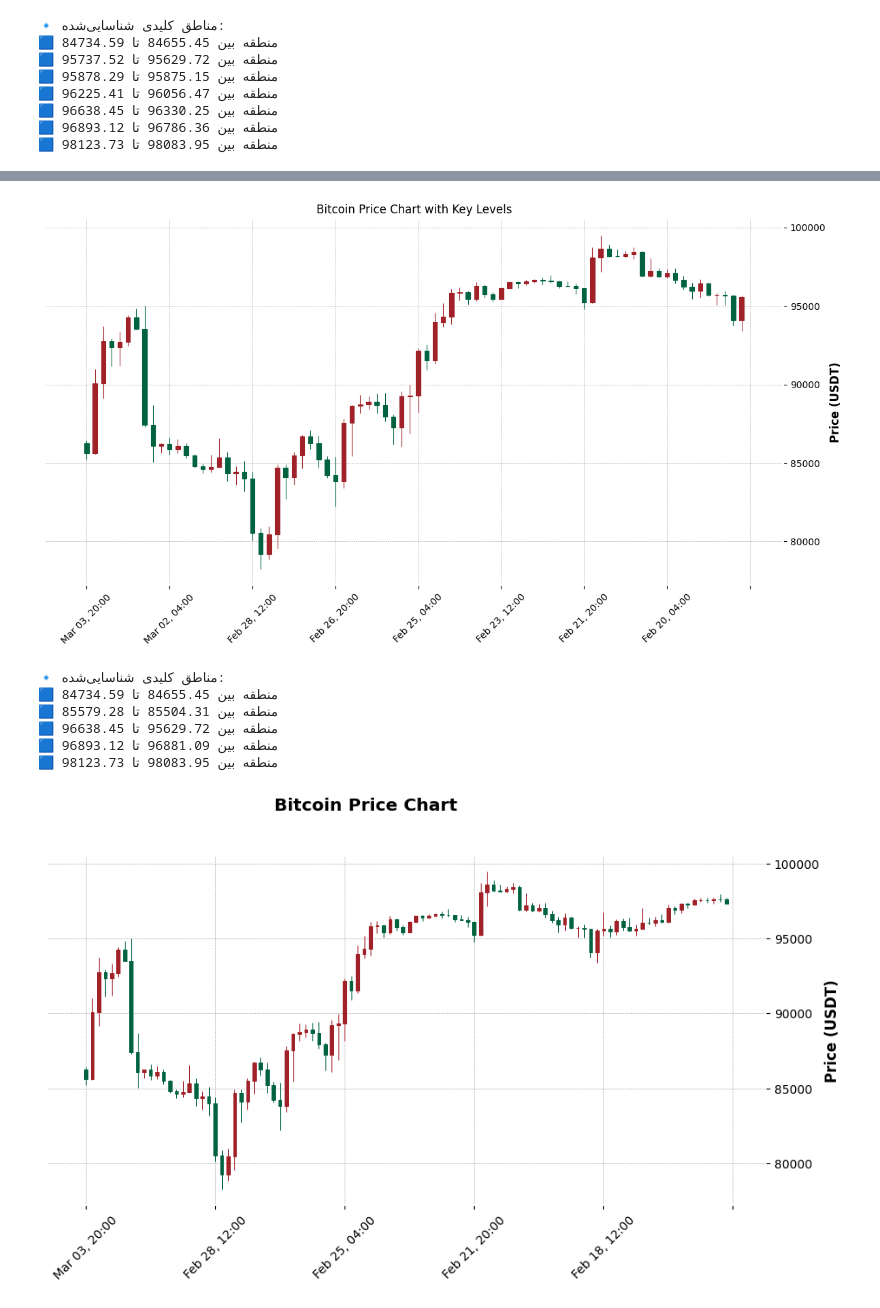
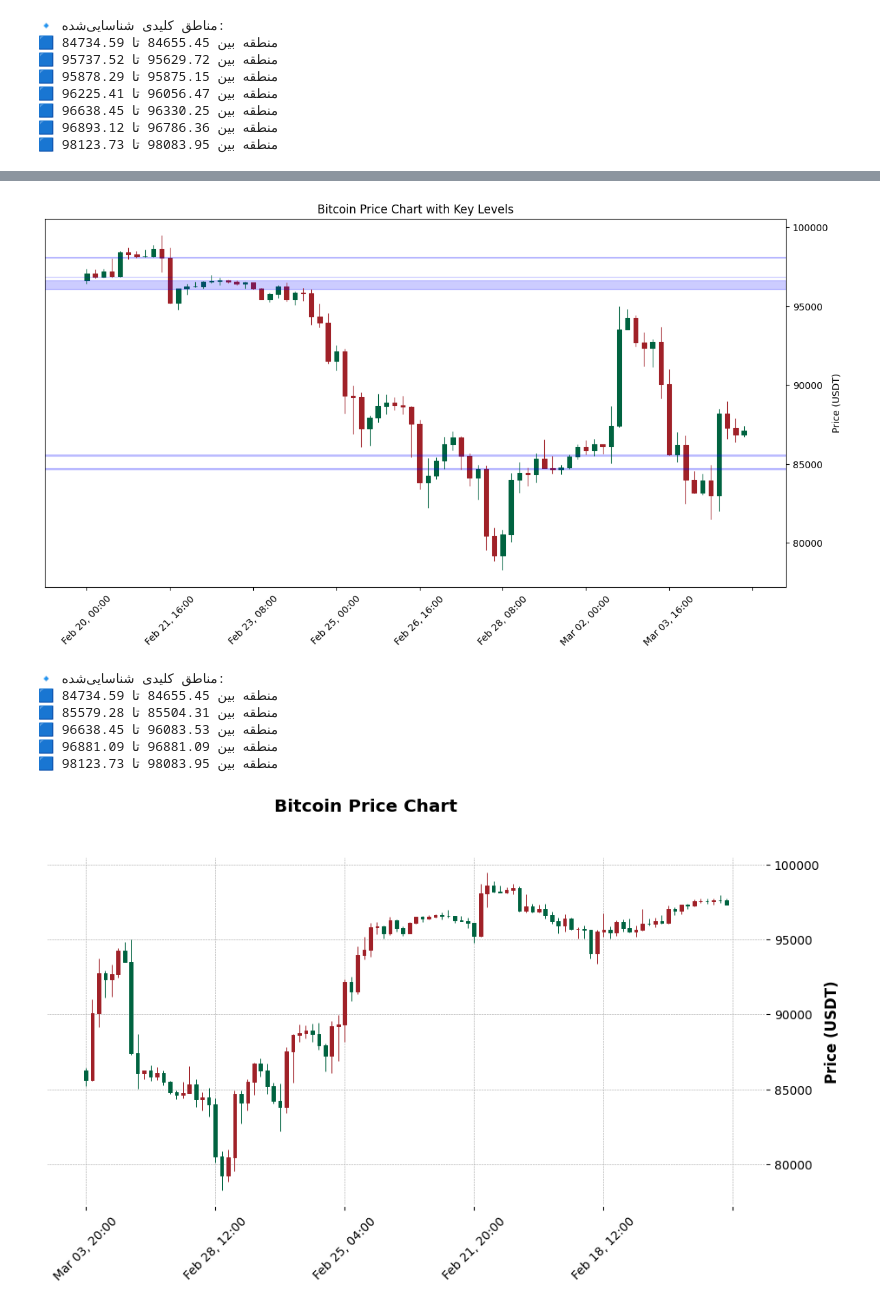
Before and after one commit to Reza82-python/Robat-Trader, a Jupyter notebook: test.ipynb, the cells around one changed output, grey strips where cells are left out. Drawn from its saved outputs; the diff is of its cells as text; code cells hidden in the pictures.

Commit message:
zone and chart

```diff
--- a/test.ipynb
+++ b/test.ipynb
@@ -388,7 +388,6 @@ import pandas as pd
 import numpy as np
 import matplotlib.pyplot as plt
 import mplfinance as mpf
-from matplotlib.patches import Rectangle
 from finta import TA
 
 # اتصال به Bybit (در حالت تست‌نت)
@@ -406,20 +405,32 @@ if 'result' in response:
     df = pd.DataFrame(kline_data)
     df[['timestamp', 'open', 'high', 'low', 'close']] = pd.DataFrame(df['list'].to_list(), index=df.index)
     df.drop(columns=['list', 'category'], inplace=True)
+
+    # **تبدیل `timestamp` به فرمت datetime**
     df['timestamp'] = pd.to_numeric(df['timestamp'])
     df['timestamp'] = pd.to_datetime(df['timestamp'], unit='ms')
+
+    # **تبدیل قیمت‌ها به `float`**
+    df[['open', 'high', 'low', 'close']] = df[['open', 'high', 'low', 'close']].astype(float)
+
+    # **اضافه کردن EMA-50**
     df['EMA_50'] = TA.EMA(df, 50)
-    df[['open', 'high', 'low', 'close']] = df[['open', 'high', 'low', 'close']].astype(float)
+
+    # **مرتب‌سازی داده‌ها بر اساس timestamp**
+    df.sort_values(by="timestamp", ascending=True, inplace=True)
+
+    # **تنظیم `timestamp` به عنوان index**
+    df.set_index("timestamp", inplace=True)
 
 # پیدا کردن سطوح کلیدی
 def find_strong_levels(df, sensitivity=0.001, min_hits=10, merge_distance=0.002):
     levels = {}
 
-    for price in df['high'].tolist() + df['low'].tolist():  # بررسی تمامی سقف و کف‌ها
-        close_prices = df[['open', 'close', 'high', 'low']].values.flatten()  # همه قیمت‌ها
+    for price in df['high'].tolist() + df['low'].tolist():
+        close_prices = df[['open', 'close', 'high', 'low']].values.flatten()
         close_prices = close_prices.astype(float)
         price = float(price)
-        hits = np.sum(np.abs(close_prices - price) / price < sensitivity)  # شمارش برخوردها
+        hits = np.sum(np.abs(close_prices - price) / price < sensitivity)
         if hits >= min_hits:
             levels[price] = hits
 
@@ -427,80 +438,71 @@ def find_strong_levels(df, sensitivity=0.001, min_hits=10, merge_distance=0.002)
     zones = []
     sorted_levels = sorted(levels.keys())
 
-    merged_zone = [sorted_levels[0]]  # شروع اولین منطقه
+    merged_zone = [sorted_levels[0]]
     for level in sorted_levels[1:]:
         if abs(level - merged_zone[-1]) < sensitivity * level:
             merged_zone.append(level)
         else:
-            zones.append((min(merged_zone), max(merged_zone)))  # ذخیره منطقه قبلی
-            merged_zone = [level]  # شروع منطقه جدید
+            zones.append((min(merged_zone), max(merged_zone)))
+            merged_zone = [level]
 
     if merged_zone:
-        zones.append((min(merged_zone), max(merged_zone)))  # ذخیره آخرین منطقه
+        zones.append((min(merged_zone), max(merged_zone)))
 
-    # **مرج کردن مناطق نزدیک به هم**
+    # **ادغام مناطق کلیدی نزدیک به هم**
     merged_zones = []
     merged_zone = zones[0]
 
     for zone in zones[1:]:
         if abs(zone[0] - merged_zone[1]) / zone[0] < merge_distance:
-            merged_zone = (merged_zone[0], zone[1])  # ترکیب مناطق
+            merged_zone = (merged_zone[0], zone[1])
         else:
             merged_zones.append(merged_zone)
             merged_zone = zone
 
-    merged_zones.append(merged_zone)  # ذخیره آخرین منطقه
+    merged_zones.append(merged_zone)
 
     return merged_zones
 
 zones = find_strong_levels(df)
 
-# **تنظیم `timestamp` به عنوان index برای mplfinance**
-df.set_index("timestamp", inplace=True)
+# **ایجاد مستطیل‌های مناطق کلیدی**
+def plot_zones(ax, zones, df):
+    for bottom, top in zones:
+        ax.axhspan(bottom, top, color="blue", alpha=0.2)
 
-# **ایجاد مستطیل‌های مناطق کلیدی برای `mplfinance`**
-rectangles = []
-for zone in zones:
-    bottom, top = zone
-    rect = Rectangle(
-        (df.index.min(), bottom),  # شروع از اولین تایم‌استمپ
-        df.index.max() - df.index.min(),  # طول مستطیل تا آخرین تایم‌استمپ
-        top - bottom,  # ارتفاع منطقه
-        linewidth=1.5, edgecolor="blue", facecolor="blue", alpha=0.2
-    )
-    rectangles.append(rect)
-
-# **تنظیم `mplfinance` برای نمایش کندل‌ها همراه با مناطق کلیدی**
+# **رسم نمودار کندل‌استیک همراه با مناطق کلیدی**
 fig, ax = plt.subplots(figsize=(14, 7))
 
-# رسم نمودار کندل‌استیک
+# 🔹 **نمایش آخرین ۸۰ کندل در نمودار (برای جلوگیری از نمایش داده‌های قدیمی)**
+df_recent = df.iloc[-80:]
+
 mpf.plot(
-    df,
-    type="candle",         # نمودار شمعی
-    style="charles",       # سبک نمایش
-    ax=ax,                 # استفاده از محور مشترک
+    df_recent,
+    type="candle",
+    style="charles",
+    ax=ax,
     ylabel="Price (USDT)",
-    volume=False,          # عدم نمایش حجم
+    volume=False,
 )
 
-# افزودن مستطیل‌ها به نمودار
-for rect in rectangles:
-    ax.add_patch(rect)
+# اضافه کردن مناطق کلیدی
+plot_zones(ax, zones, df_recent)
 
 plt.title("Bitcoin Price Chart with Key Levels")
 plt.show()
 
 # نمایش مناطق کلیدی در کنسول
 print("🔹 مناطق کلیدی شناسایی‌شده:")
 for zone in zones:
     print(f"🟦 منطقه بین {zone[0]:.2f} تا {zone[1]:.2f}")
 # %% [output]
-[figure, old version]
+[figure, new version]
 🔹 مناطق کلیدی شناسایی‌شده:
 🟦 منطقه بین 84655.45 تا 84734.59
 🟦 منطقه بین 85504.31 تا 85579.28
-🟦 منطقه بین 95629.72 تا 96638.45
-🟦 منطقه بین 96881.09 تا 96893.12
+🟦 منطقه بین 96083.53 تا 96638.45
+🟦 منطقه بین 96881.09 تا 96881.09
 🟦 منطقه بین 98083.95 تا 98123.73
 # %%
 from pybit.unified_trading import HTTP
```
Also changed, not shown: parts of 1 cell of this notebook.
